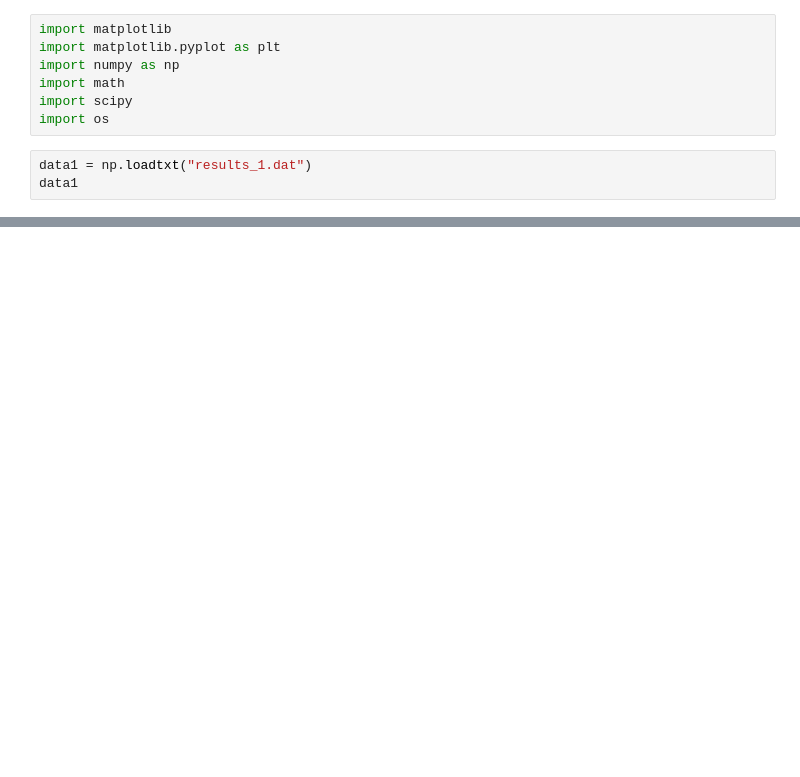
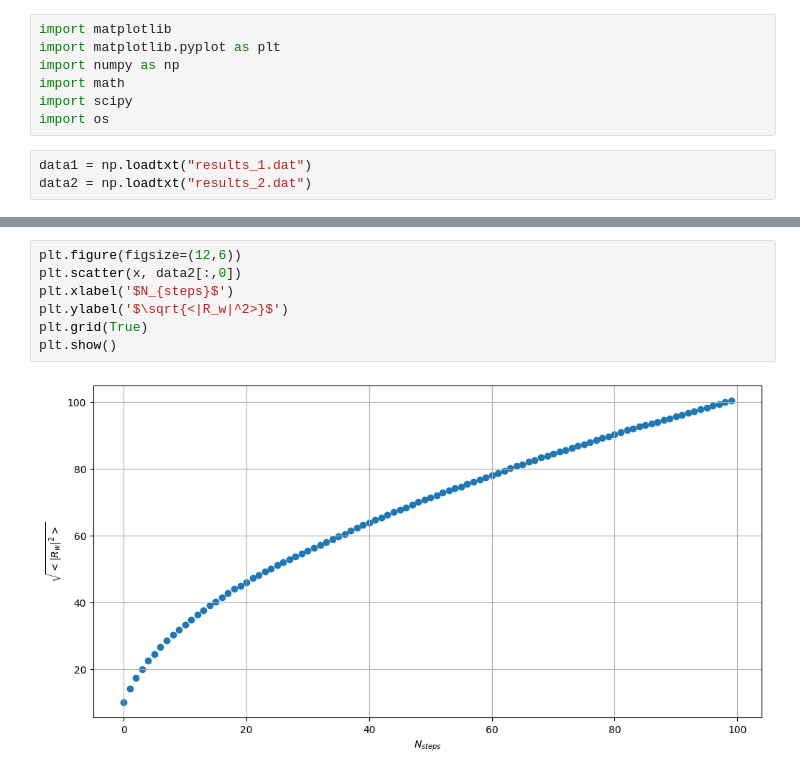
Before and after one commit to francescogrienti/NumericalSimulationLaboratory, a Jupyter notebook: LSN_lecture_02/exercise_2_02/exercise_2_02.ipynb, the cells around one changed output, grey strips where cells are left out. Cells and saved outputs as stored; diff of their text form; blank space fills up the shorter version.

```diff
--- a/LSN_lecture_02/exercise_2_02/exercise_2_02.ipynb
+++ b/LSN_lecture_02/exercise_2_02/exercise_2_02.ipynb
@@ -7,4 +7,4 @@ import scipy
 import os
 # %%
 data1 = np.loadtxt("results_1.dat")
-data1
+data2 = np.loadtxt("results_2.dat")
@@ -45,0 +28,9 @@ plt.show()
+# %%
+plt.figure(figsize=(12,6))
+plt.scatter(x, data2[:,0])
+plt.xlabel('$N_{steps}$')
+plt.ylabel('$\sqrt{<|R_w|^2>}$')
+plt.grid(True)
+plt.show()
+# %% [output]
+[figure, added]
```
Also changed, not shown: parts of 4 cells of this notebook, 7 other files.
